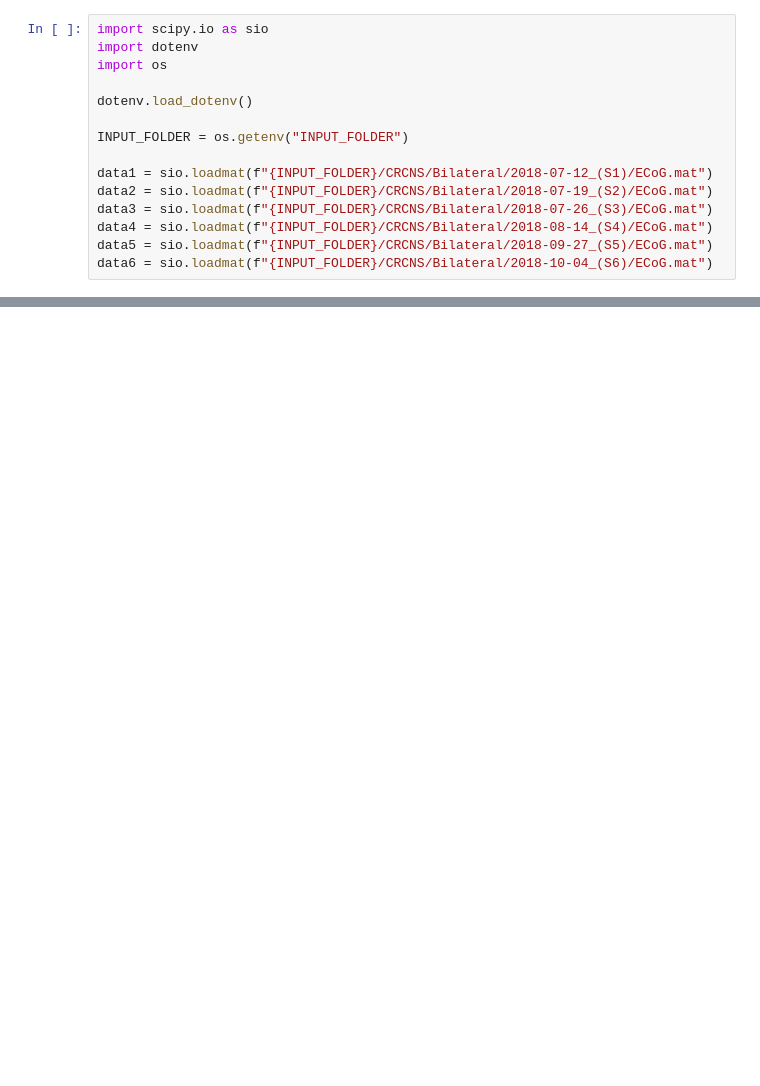
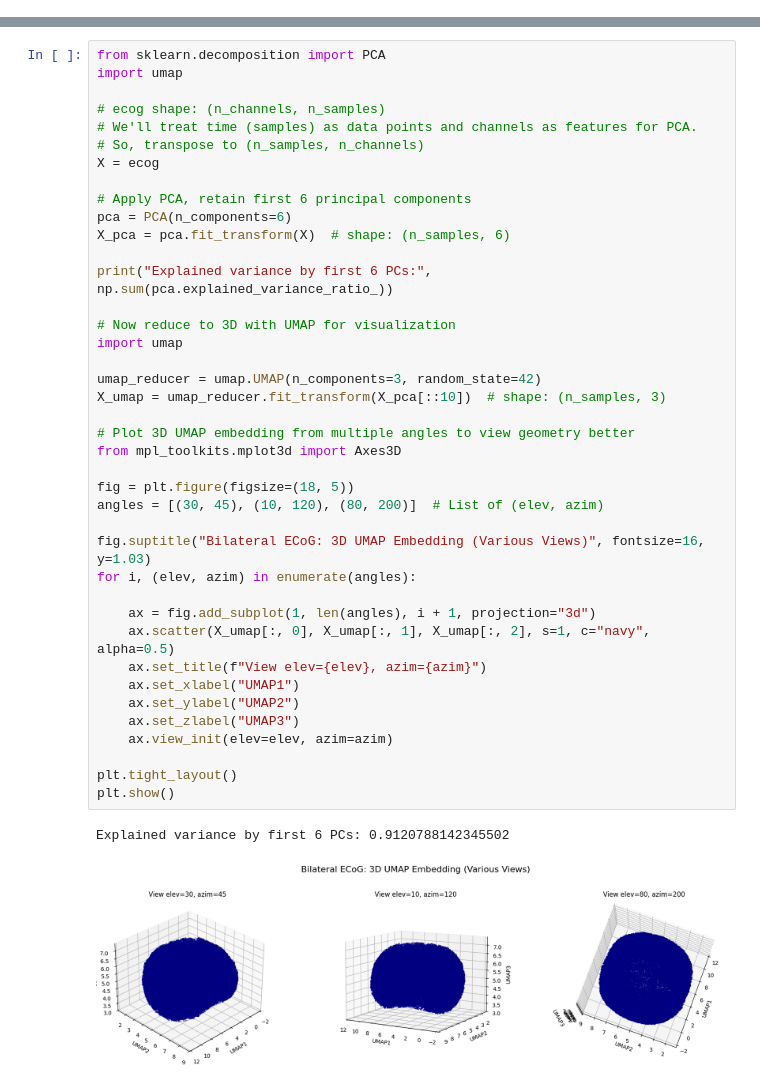
Before and after one commit to poolsar42/motor_cortex, a Jupyter notebook: analysis.ipynb, the cells around one changed output, grey strips where cells are left out. Saved outputs shown, nothing was run; the diff lists cells and outputs as text; blank space fills up the shorter version.

```diff
--- a/analysis.ipynb
+++ b/analysis.ipynb
@@ -1,15 +0,0 @@
-# %%
-import scipy.io as sio
-import dotenv
-import os
-
-dotenv.load_dotenv()
-
-INPUT_FOLDER = os.getenv("INPUT_FOLDER")
-
-data1 = sio.loadmat(f"{INPUT_FOLDER}/CRCNS/Bilateral/2018-07-12_(S1)/ECoG.mat")
-data2 = sio.loadmat(f"{INPUT_FOLDER}/CRCNS/Bilateral/2018-07-19_(S2)/ECoG.mat")
-data3 = sio.loadmat(f"{INPUT_FOLDER}/CRCNS/Bilateral/2018-07-26_(S3)/ECoG.mat")
-data4 = sio.loadmat(f"{INPUT_FOLDER}/CRCNS/Bilateral/2018-08-14_(S4)/ECoG.mat")
-data5 = sio.loadmat(f"{INPUT_FOLDER}/CRCNS/Bilateral/2018-09-27_(S5)/ECoG.mat")
-data6 = sio.loadmat(f"{INPUT_FOLDER}/CRCNS/Bilateral/2018-10-04_(S6)/ECoG.mat")
@@ -436,0 +63,43 @@ plt.show()
+# %%
+from sklearn.decomposition import PCA
+import umap
+
+# ecog shape: (n_channels, n_samples)
+# We'll treat time (samples) as data points and channels as features for PCA.
+# So, transpose to (n_samples, n_channels)
+X = ecog
+
+# Apply PCA, retain first 6 principal components
+pca = PCA(n_components=6)
+X_pca = pca.fit_transform(X)  # shape: (n_samples, 6)
+
+print("Explained variance by first 6 PCs:", np.sum(pca.explained_variance_ratio_))
+
+# Now reduce to 3D with UMAP for visualization
+import umap
+
+umap_reducer = umap.UMAP(n_components=3, random_state=42)
+X_umap = umap_reducer.fit_transform(X_pca[::10])  # shape: (n_samples, 3)
+
+# Plot 3D UMAP embedding from multiple angles to view geometry better
+from mpl_toolkits.mplot3d import Axes3D
+
+fig = plt.figure(figsize=(18, 5))
+angles = [(30, 45), (10, 120), (80, 200)]  # List of (elev, azim)
+
+fig.suptitle("Bilateral ECoG: 3D UMAP Embedding (Various Views)", fontsize=16, y=1.03)
+for i, (elev, azim) in enumerate(angles):
+
+    ax = fig.add_subplot(1, len(angles), i + 1, projection="3d")
+    ax.scatter(X_umap[:, 0], X_umap[:, 1], X_umap[:, 2], s=1, c="navy", alpha=0.5)
+    ax.set_title(f"View elev={elev}, azim={azim}")
+    ax.set_xlabel("UMAP1")
+    ax.set_ylabel("UMAP2")
+    ax.set_zlabel("UMAP3")
+    ax.view_init(elev=elev, azim=azim)
+
+plt.tight_layout()
+plt.show()
+# %% [output]
+Explained variance by first 6 PCs: 0.9120788142345502
+[figure, added]
```
Also changed, not shown: parts of 37 cells of this notebook, 2 other files.
